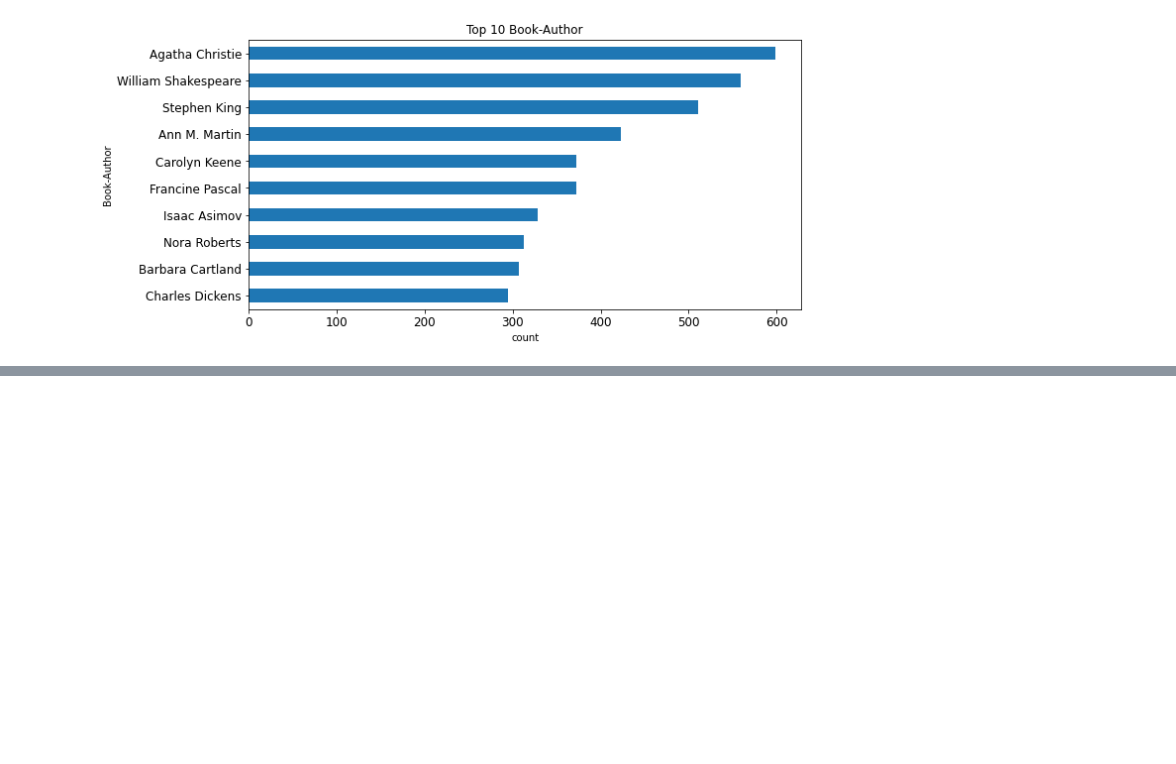
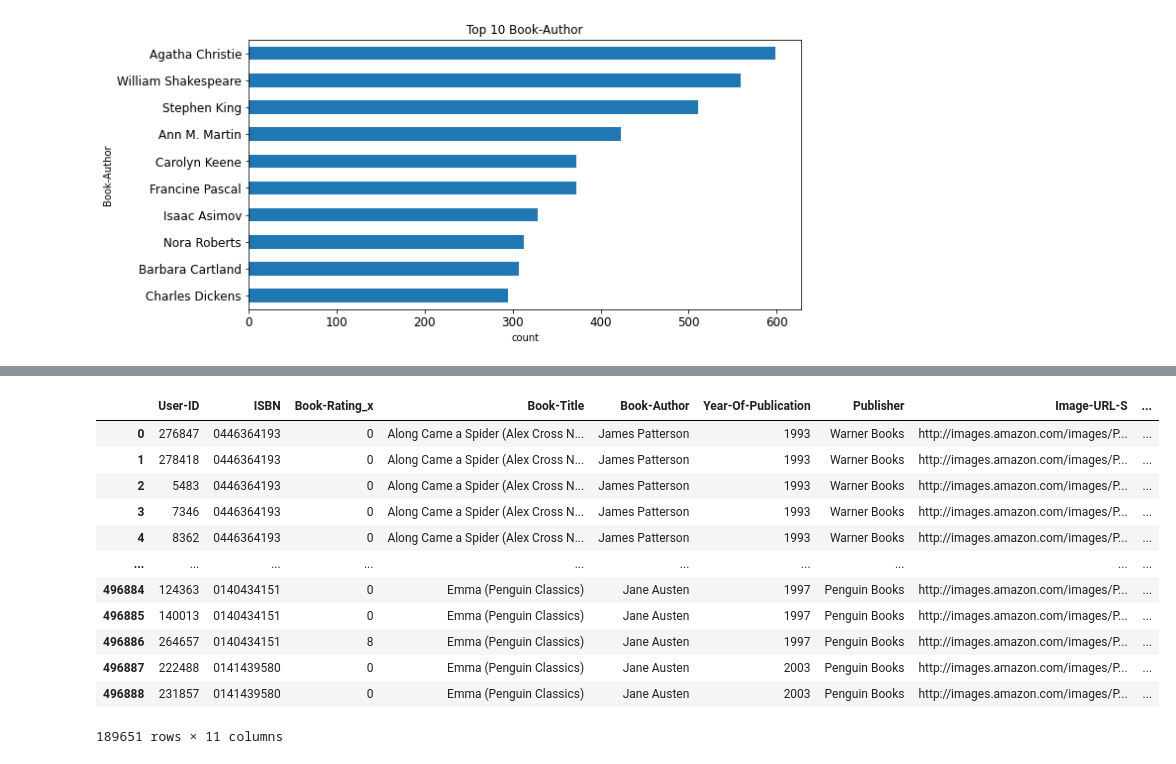
Before and after one commit to hetkothari/Book-Recommendation-System-Capstone-4, a Jupyter notebook: Personal_Notebook.ipynb, the cells around one changed output, grey strips where cells are left out. Drawn from its saved outputs; the diff is of its cells as text; code cells hidden in the pictures; blank space fills up the shorter version.

```diff
--- a/Personal_Notebook.ipynb
+++ b/Personal_Notebook.ipynb
@@ -197,0 +239,17 @@ plt.show()
+# %%
+final_rating = final_rating[final_rating['Book-Rating_y'] >= 30]
+final_rating
+# %% [output]
+|  | User-ID | ISBN | Book-Rating_x | Book-Title | Book-Author | Year-Of-Publication | Publisher | Image-URL-S | ... |
+| 0 | 276847 | 0446364193 | 0 | Along Came a Spider (Alex Cross N... | James Patterson | 1993 | Warner Books | http://images.amazon.com/images/P... | ... |
+| 1 | 278418 | 0446364193 | 0 | Along Came a Spider (Alex Cross N... | James Patterson | 1993 | Warner Books | http://images.amazon.com/images/P... | ... |
+| 2 | 5483 | 0446364193 | 0 | Along Came a Spider (Alex Cross N... | James Patterson | 1993 | Warner Books | http://images.amazon.com/images/P... | ... |
+| 3 | 7346 | 0446364193 | 0 | Along Came a Spider (Alex Cross N... | James Patterson | 1993 | Warner Books | http://images.amazon.com/images/P... | ... |
+| 4 | 8362 | 0446364193 | 0 | Along Came a Spider (Alex Cross N... | James Patterson | 1993 | Warner Books | http://images.amazon.com/images/P... | ... |
+| ... | ... | ... | ... | ... | ... | ... | ... | ... | ... |
+| 496884 | 124363 | 0140434151 | 0 | Emma (Penguin Classics) | Jane Austen | 1997 | Penguin Books | http://images.amazon.com/images/P... | ... |
+| 496885 | 140013 | 0140434151 | 0 | Emma (Penguin Classics) | Jane Austen | 1997 | Penguin Books | http://images.amazon.com/images/P... | ... |
+| 496886 | 264657 | 0140434151 | 8 | Emma (Penguin Classics) | Jane Austen | 1997 | Penguin Books | http://images.amazon.com/images/P... | ... |
+| 496887 | 222488 | 0141439580 | 0 | Emma (Penguin Classics) | Jane Austen | 2003 | Penguin Books | http://images.amazon.com/images/P... | ... |
+| 496888 | 231857 | 0141439580 | 0 | Emma (Penguin Classics) | Jane Austen | 2003 | Penguin Books | http://images.amazon.com/images/P... | ... |
+189651 rows × 11 columns
```
Also changed, not shown: parts of 4 cells of this notebook.
